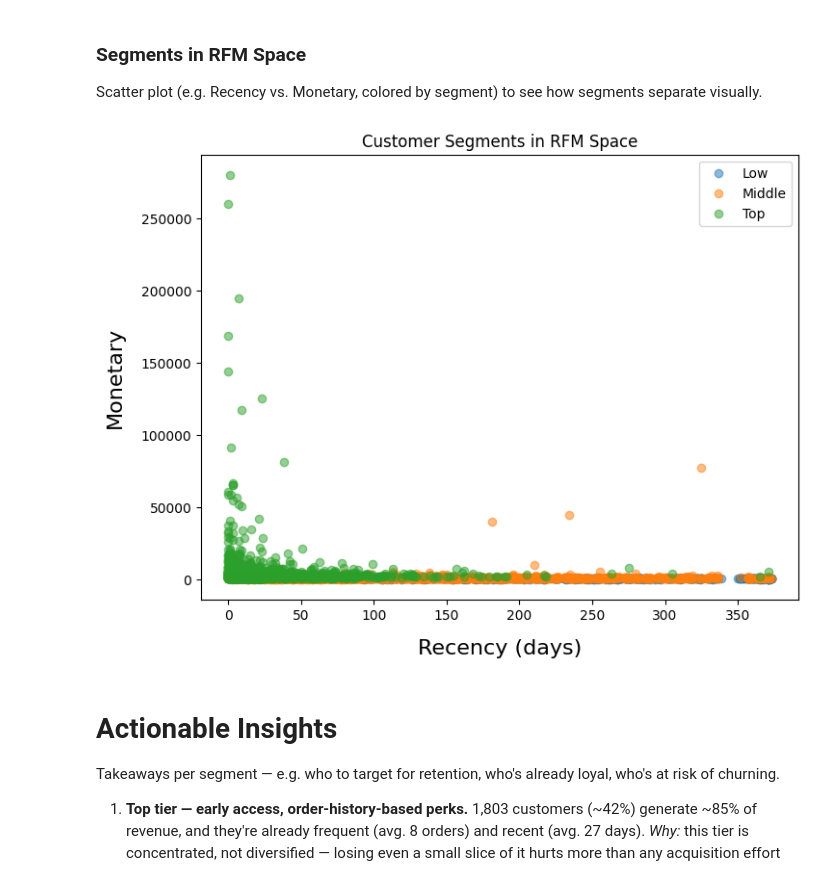
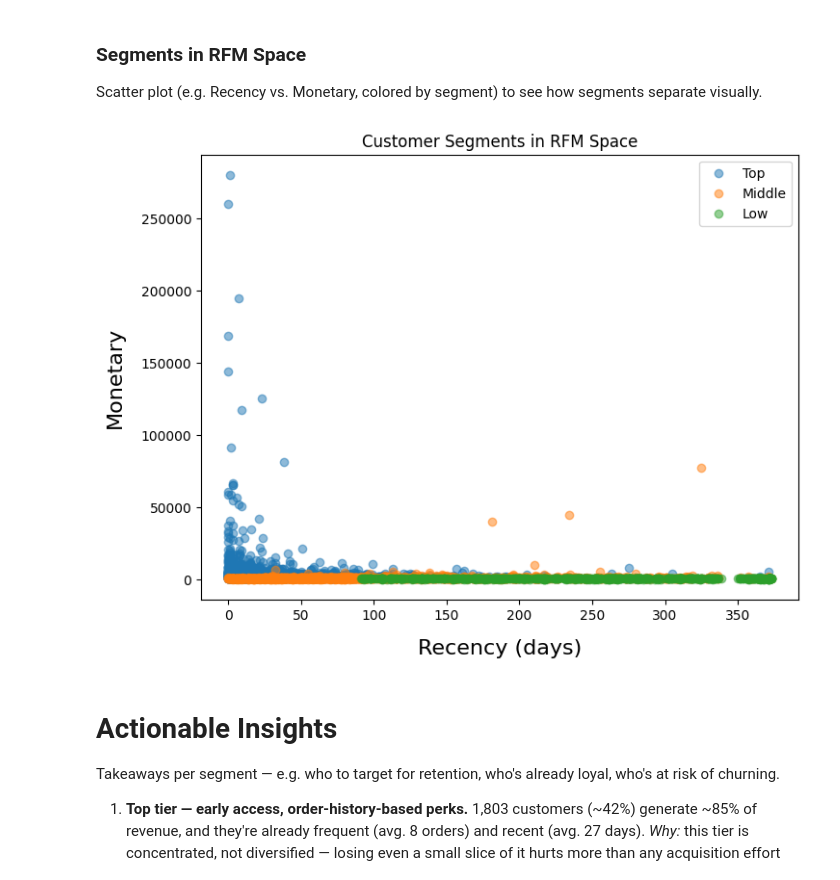
Before and after one commit to fionnadavoodian/online-retail-ii, a Jupyter notebook: notebooks/05_segmentation.ipynb, the cells around one changed output. Cells and saved outputs as stored; diff of their text form; code cells hidden in the pictures.

```diff
--- a/notebooks/05_segmentation.ipynb
+++ b/notebooks/05_segmentation.ipynb
@@ -209,8 +209,8 @@ Rank each metric first (`.rank(method='first')`) so every value is unique before
 # %%
 range_labels = list(range(3, 0, -1))
 data_q=rfm_table.copy(deep=True)
-data_q['recency_quartile']=pd.qcut(data_q['Customer_recency'].rank(method='first'), q=3, labels=range_labels)
-data_q['frequency_quartile']=pd.qcut(data_q['Customer_frequency'].rank(method='first'), q=3, labels=range(1,4))
-data_q['monetary_quartile']=pd.qcut(data_q['Customer_monetary'].rank(method='first'), q=3, labels=range(1,4))
+data_q['recency_tercile']=pd.qcut(data_q['Customer_recency'].rank(method='first'), q=3, labels=range_labels)
+data_q['frequency_tercile']=pd.qcut(data_q['Customer_frequency'].rank(method='first'), q=3, labels=range(1,4))
+data_q['monetary_tercile']=pd.qcut(data_q['Customer_monetary'].rank(method='first'), q=3, labels=range(1,4))
 data_q.head()
 # %% [output]
@@ -224,6 +224,6 @@ data_q.head()
 ### RFM Score
 Sum the three tercile scores (1–3 each) into one number per customer (range 3–9).
 # %%
-data_q['rfm_score'] = data_q[['recency_quartile','frequency_quartile','monetary_quartile']].sum(axis=1)
+data_q['rfm_score'] = data_q[['recency_tercile','frequency_tercile','monetary_tercile']].sum(axis=1)
 data_q.head()
 # %% [output]
@@ -237,7 +237,7 @@ data_q.head()
 ### Segment Label String
 Concatenate the three tercile scores into one label per customer (e.g. `"333"` = best on all three, `"111"` = worst on all three).
 # %%
-data_cat = (data_q['recency_quartile'].astype(str)).str.cat(data_q['frequency_quartile'].astype(str))
-data_q['rfm_segment']=data_cat.str.cat(data_q['monetary_quartile'].astype(str))
+data_cat = (data_q['recency_tercile'].astype(str)).str.cat(data_q['frequency_tercile'].astype(str))
+data_q['rfm_segment']=data_cat.str.cat(data_q['monetary_tercile'].astype(str))
 data_q.head()
 # %% [output]
@@ -357,17 +358,17 @@ Scatter plot (e.g. Recency vs. Monetary, colored by segment) to see how segments
 # %%
 fig, ax = plt.subplots(figsize=(8, 6))
 
-for level in ['Low', 'Middle', 'Top']:
+for level in ['Top', 'Middle', 'Low']:
     subset = data_q[data_q['rfm_level'] == level]
     ax.scatter(subset['Customer_recency'], subset['Customer_monetary'], alpha=0.5, label=level)
 
 ax.set_xlabel('Recency (days)', fontsize=16, labelpad=12)
 ax.set_ylabel('Monetary', fontsize=16, labelpad=12)
 ax.set_title('Customer Segments in RFM Space')
 ax.legend(loc='upper right')
 plt.show()
 # %% [output]
-[figure, old version]
+[figure, new version]
 # %% [markdown]
 # Actionable Insights
 Takeaways per segment — e.g. who to target for retention, who's already loyal, who's at risk of churning.
```
Also changed, not shown: parts of 13 cells of this notebook, 17 other files.
